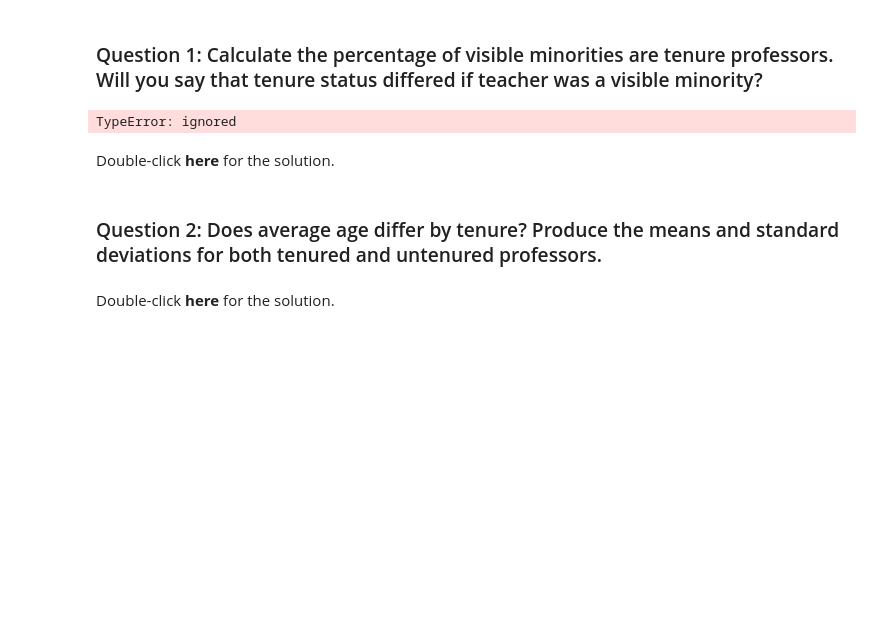
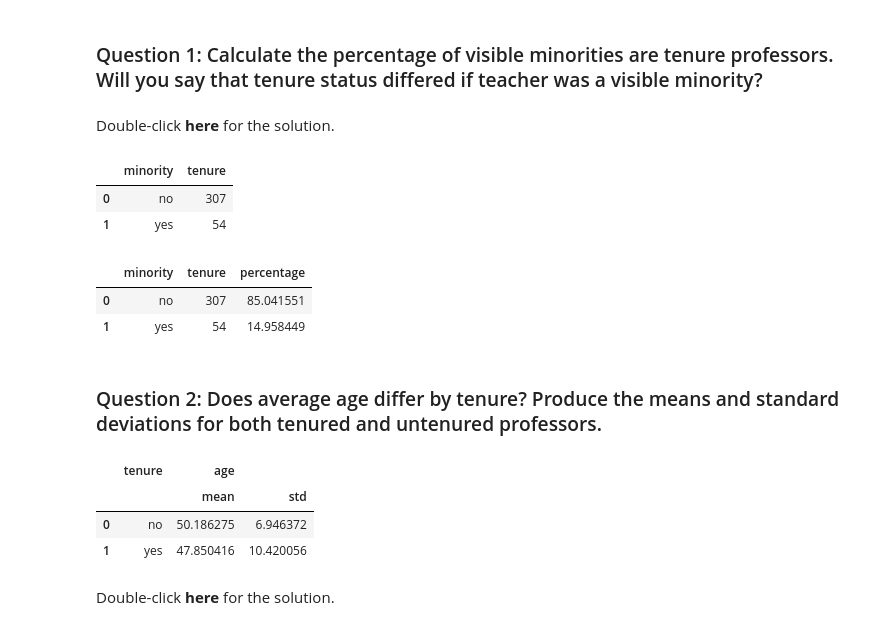
Before and after one commit to huongtmvo/statistics_practices-in-python, a Jupyter notebook: Descriptive_Statistics.ipynb, the cells around one changed output. Drawn from its saved outputs; the diff is of its cells as text; code cells hidden in the pictures; blank space fills up the shorter version.

```diff
--- a/Descriptive_Statistics.ipynb
+++ b/Descriptive_Statistics.ipynb
@@ -228,8 +222,3 @@ tenure_minority = ratings_df[(ratings_df['minority'] == 'yes') & (ratings_df['te
-# %%
-tenure_count = ratings_df(ratings_df['tenure'] == 'yes').count()
-tenure_minority /tenure_count
-# %% [output]
-TypeError: ignored
 # %% [markdown]
 Double-click **here** for the solution.
 
@@ -242,5 +231,19 @@ tenure_count['percentage'] = 100 * tenure_count.tenure/tenure_count.tenure.sum()
 ##print to see
 tenure_count
 -->
+# %%
+tenure_minority = ratings_df[ratings_df.tenure == 'yes'].groupby('minority').agg({'tenure': 'count'}).reset_index()
+tenure_minority
+# %% [output]
+|  | minority | tenure |
+| 0 | no | 307 |
+| 1 | yes | 54 |
+# %%
+tenure_minority['percentage'] = 100*tenure_minority['tenure']/tenure_minority['tenure'].sum()
+tenure_minority
+# %% [output]
+|  | minority | tenure | percentage |
+| 0 | no | 307 | 85.041551 |
+| 1 | yes | 54 | 14.958449 |
 # %% [markdown]
 ### Question 2: Does average age differ by tenure? Produce the means and standard deviations for both tenured and untenured professors.
@@ -249,3 +250,11 @@ tenure_count
+# %%
+age_tenure = ratings_df.groupby('tenure').agg({'age':['mean','std']}).reset_index()
+age_tenure
+# %% [output]
+|  | tenure | age |  |
+|  |  | mean | std |
+| 0 | no | 50.186275 | 6.946372 |
+| 1 | yes | 47.850416 | 10.420056 |
 # %% [markdown]
 Double-click **here** for the solution.
 
```
Also changed, not shown: parts of 9 cells of this notebook.
